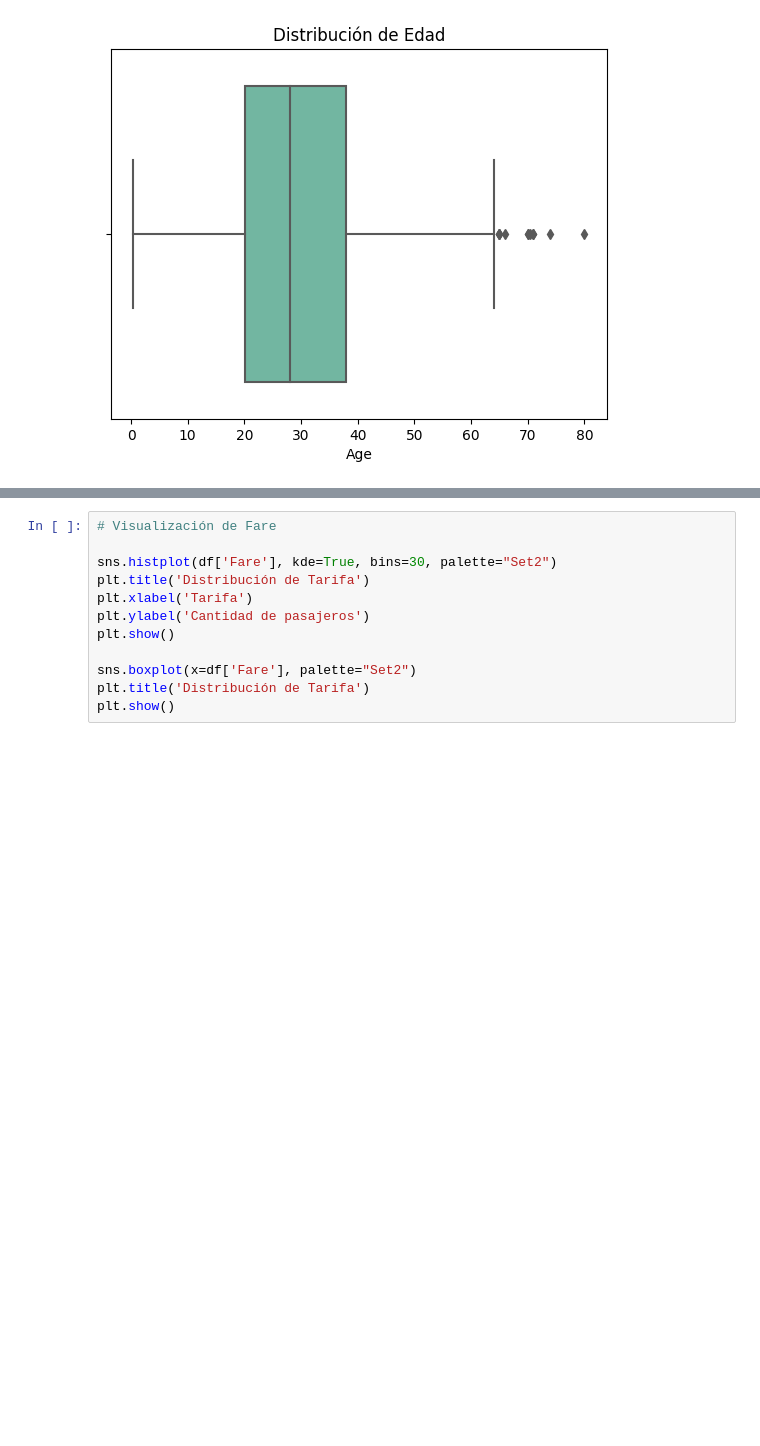
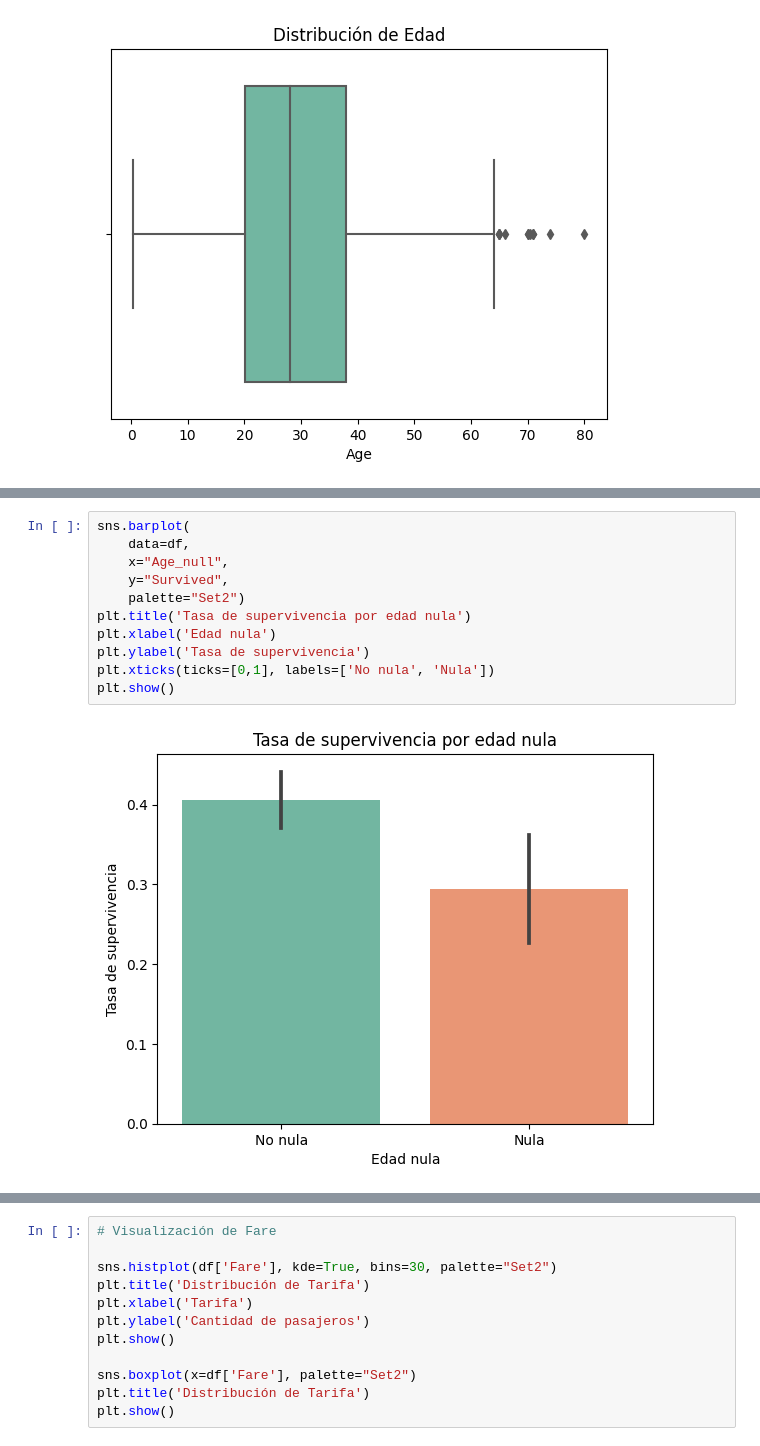
Before and after one commit to urcuninna/titanic_project, a Jupyter notebook: nootebooks/01_data_exploration.ipynb, the cells around one changed output, grey strips where cells are left out. Saved outputs shown, nothing was run; the diff lists cells and outputs as text; blank space fills up the shorter version.

```diff
--- a/nootebooks/01_data_exploration.ipynb
+++ b/nootebooks/01_data_exploration.ipynb
@@ -736 +775,14 @@ plt.show()
+# %%
+sns.barplot(
+    data=df,
+    x="Age_null",
+    y="Survived",
+    palette="Set2")
+plt.title('Tasa de supervivencia por edad nula')
+plt.xlabel('Edad nula')
+plt.ylabel('Tasa de supervivencia')
+plt.xticks(ticks=[0,1], labels=['No nula', 'Nula'])
+plt.show()
+# %% [output]
+[figure, added]
 # %%
```
Also changed, not shown: parts of 16 cells of this notebook.
